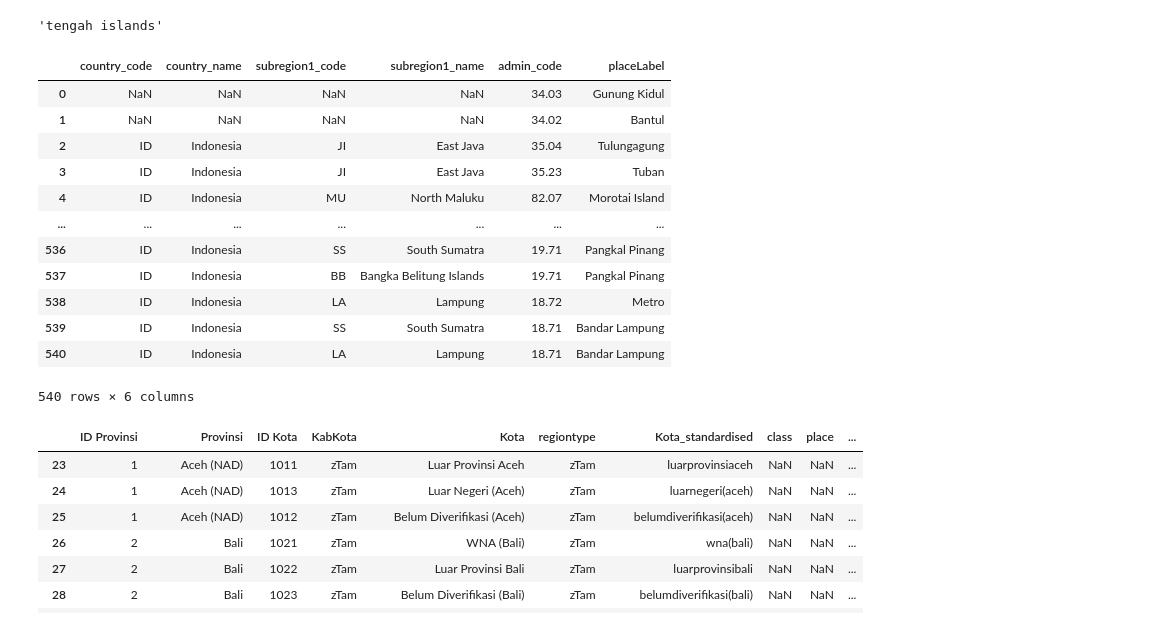
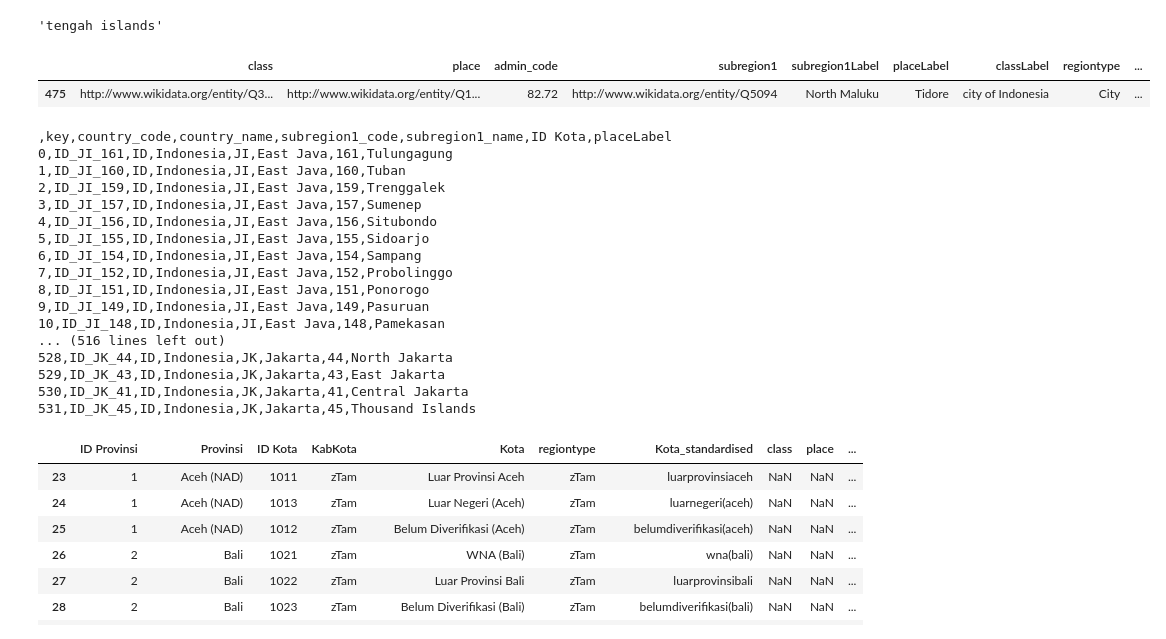
Before and after one commit to dhan16/colabs, a Jupyter notebook: covid19opendata/WikiData.ipynb, the cells around one changed output. Drawn from its saved outputs; the diff is of its cells as text; code cells hidden in the pictures.

```diff
--- a/covid19opendata/WikiData.ipynb
+++ b/covid19opendata/WikiData.ipynb
@@ -254,28 +254,38 @@ sheet_df['Kota_standardised'] = sheet_df.apply(lambda r: standard_place_spelling
 # %%
 # Find rows in wiki_df with no matches in sheet_df
 df = wiki_df.merge(sheet_df, how='left', right_on=['Kota_standardised', 'regiontype'], left_on=['place_standardised', 'regiontype'])
-df = df.merge(provs, how='left', left_on='subregion1Label', right_on='subregion1_name')
 missing = df[df['Kota'].isnull()]
 missing
 # len(missing)
-
-df = df[~df['Kota'].isnull()]
-cols = ['country_code', 'country_name', 'subregion1_code', 'subregion1_name', 'admin_code', 'placeLabel']
-df[cols]
 # %% [output]
-|  | country_code | country_name | subregion1_code | subregion1_name | admin_code | placeLabel |
-| 0 | NaN | NaN | NaN | NaN | 34.03 | Gunung Kidul |
-| 1 | NaN | NaN | NaN | NaN | 34.02 | Bantul |
-| 2 | ID | Indonesia | JI | East Java | 35.04 | Tulungagung |
-| 3 | ID | Indonesia | JI | East Java | 35.23 | Tuban |
-| 4 | ID | Indonesia | MU | North Maluku | 82.07 | Morotai Island |
-| ... | ... | ... | ... | ... | ... | ... |
-| 536 | ID | Indonesia | SS | South Sumatra | 19.71 | Pangkal Pinang |
-| 537 | ID | Indonesia | BB | Bangka Belitung Islands | 19.71 | Pangkal Pinang |
-| 538 | ID | Indonesia | LA | Lampung | 18.72 | Metro |
-| 539 | ID | Indonesia | SS | South Sumatra | 18.71 | Bandar Lampung |
-| 540 | ID | Indonesia | LA | Lampung | 18.71 | Bandar Lampung |
+|  | class | place | admin_code | subregion1 | subregion1Label | placeLabel | classLabel | regiontype | ... |
+| 475 | http://www.wikidata.org/entity/Q3... | http://www.wikidata.org/entity/Q1... | 82.72 | http://www.wikidata.org/entity/Q5094 | North Maluku | Tidore | city of Indonesia | City | ... |
-540 rows × 6 columns
+# %%
+# Matching rows with subregions
+df = df.merge(provs, how='inner', left_on='subregion1Label', right_on='subregion1_name')
+df['key'] = df.apply(lambda r: str(r.key) + '_' + str(r["ID Kota"]), axis=1)
+df = df[~df['Kota'].isnull() & ~df['key'].isnull()]
+cols = ['key', 'country_code', 'country_name', 'subregion1_code', 'subregion1_name', 'ID Kota', 'placeLabel']
+
+print(df[cols].to_csv())
+# %% [output]
+,key,country_code,country_name,subregion1_code,subregion1_name,ID Kota,placeLabel
+0,ID_JI_161,ID,Indonesia,JI,East Java,161,Tulungagung
+1,ID_JI_160,ID,Indonesia,JI,East Java,160,Tuban
+2,ID_JI_159,ID,Indonesia,JI,East Java,159,Trenggalek
+3,ID_JI_157,ID,Indonesia,JI,East Java,157,Sumenep
+4,ID_JI_156,ID,Indonesia,JI,East Java,156,Situbondo
+5,ID_JI_155,ID,Indonesia,JI,East Java,155,Sidoarjo
+6,ID_JI_154,ID,Indonesia,JI,East Java,154,Sampang
+7,ID_JI_152,ID,Indonesia,JI,East Java,152,Probolinggo
+8,ID_JI_151,ID,Indonesia,JI,East Java,151,Ponorogo
+9,ID_JI_149,ID,Indonesia,JI,East Java,149,Pasuruan
+10,ID_JI_148,ID,Indonesia,JI,East Java,148,Pamekasan
+... (516 lines left out)
+528,ID_JK_44,ID,Indonesia,JK,Jakarta,44,North Jakarta
+529,ID_JK_43,ID,Indonesia,JK,Jakarta,43,East Jakarta
+530,ID_JK_41,ID,Indonesia,JK,Jakarta,41,Central Jakarta
+531,ID_JK_45,ID,Indonesia,JK,Jakarta,45,Thousand Islands
 # %%
 # Find rows in sheet_df with no matches in wiki_df
 df = sheet_df.merge(wiki_df, how='left', left_on=['Kota_standardised', 'regiontype'], right_on=['place_standardised', 'regiontype'])
```
